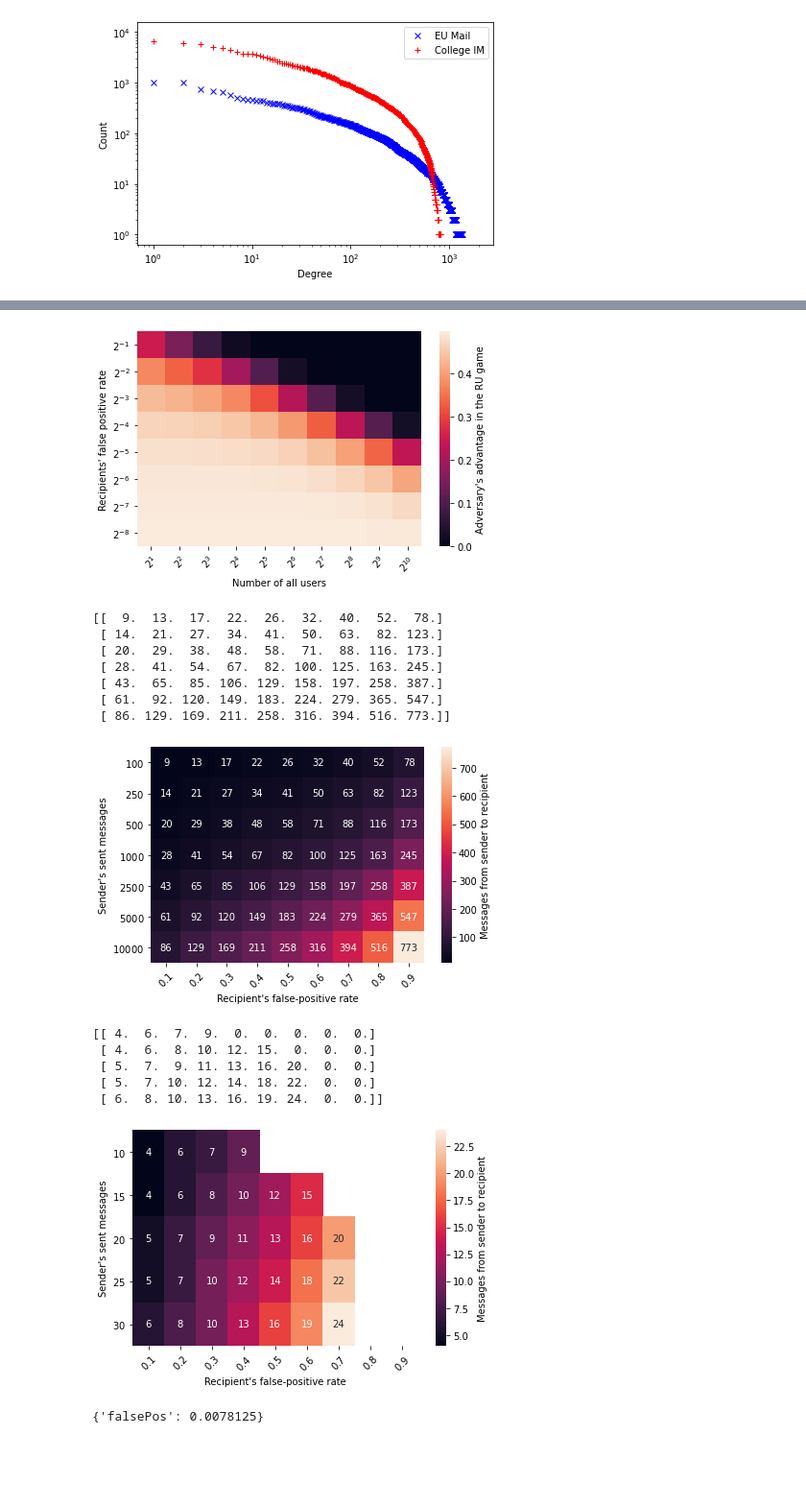
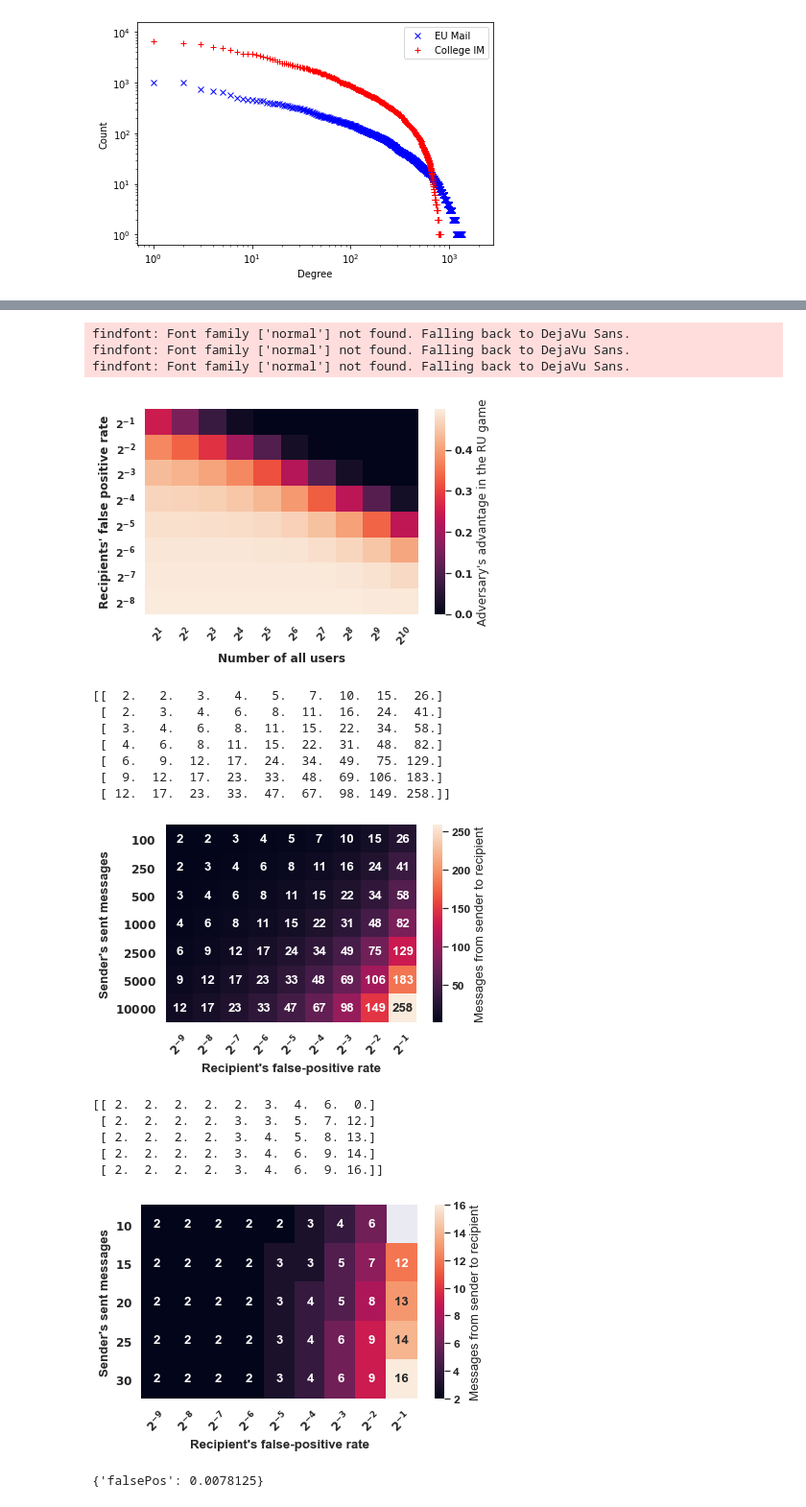
Before and after one commit to seresistvanandras/FMD-analysis, a Jupyter notebook: src/Analyser.ipynb, the cells around one changed output, grey strips where cells are left out. Shown at 96% size. Cells and saved outputs as stored; diff of their text form; code cells hidden in the pictures; blank space fills up the shorter version.

```diff
--- a/src/Analyser.ipynb
+++ b/src/Analyser.ipynb
@@ -212,18 +212,22 @@ ax = sns.heatmap(allProbs,xticklabels=x_axis_labels, yticklabels = y_axis_labels
 plt.xticks(rotation = 45)
 plt.yticks(rotation = 0)
 #ax.set_title('Receiver Unlinkability Adversarial Advantage')
-plt.xlabel("Number of all users")
-plt.ylabel("Recipients' false positive rate")
+plt.xlabel("Number of all users", fontweight='bold')
+plt.ylabel("Recipients' false positive rate", fontweight='bold')
 plt.tight_layout()
 plt.savefig("receiverUnlinkability.pdf")
 plt.show()
 # %% [output]
+findfont: Font family ['normal'] not found. Falling back to DejaVu Sans.
+findfont: Font family ['normal'] not found. Falling back to DejaVu Sans.
+findfont: Font family ['normal'] not found. Falling back to DejaVu Sans.
-[figure, old version]
+[figure, new version]
 # %%
 ## Relationship Anonymity
 noOfSentMessages=[100,250,500,1000,2500,5000,10000] ##out(s) in the paper
 incomingMsgsFromS = np.arange(1,1000) ##tag_s(v) in the paper
-falsePositives = [0.1,0.2,0.3,0.4,0.5,0.6,0.7,0.8,0.9]
+#falsePositives = [i*0.1 for i in range(1,10)]
+falsePositives = [2**(-i) for i in range(9,0,-1)]
 detectableMsgs = np.zeros((len(noOfSentMessages),len(falsePositives)))
 for p in falsePositives:
     for allSent in noOfSentMessages:
@@ -241,35 +245,43 @@ for p in falsePositives:
                 break
 print(detectableMsgs)
 # %% [output]
-[[  9.  13.  17.  22.  26.  32.  40.  52.  78.]
- [ 14.  21.  27.  34.  41.  50.  63.  82. 123.]
- [ 20.  29.  38.  48.  58.  71.  88. 116. 173.]
- [ 28.  41.  54.  67.  82. 100. 125. 163. 245.]
- [ 43.  65.  85. 106. 129. 158. 197. 258. 387.]
- [ 61.  92. 120. 149. 183. 224. 279. 365. 547.]
- [ 86. 129. 169. 211. 258. 316. 394. 516. 773.]]
+[[  2.   2.   3.   4.   5.   7.  10.  15.  26.]
+ [  2.   3.   4.   6.   8.  11.  16.  24.  41.]
+ [  3.   4.   6.   8.  11.  15.  22.  34.  58.]
+ [  4.   6.   8.  11.  15.  22.  31.  48.  82.]
+ [  6.   9.  12.  17.  24.  34.  49.  75. 129.]
+ [  9.  12.  17.  23.  33.  48.  69. 106. 183.]
+ [ 12.  17.  23.  33.  47.  67.  98. 149. 258.]]
 # %%
 y_axis_labels = ["$10000$","$5000$","$2500$","$1000$","$500$","$250$","$100$"]
 y_axis_labels.reverse()
-##x_axis_labels = [2**(i+1) for i in range(0,19)]
+x_axis_labels = ["$2^{-9}$", "$2^{-8}$", "$2^{-7}$", "$2^{-6}$", "$2^{-5}$", "$2^{-4}$", "$2^{-3}$", "$2^{-2}$", "$2^{-1}$"]
 #y_axis_labels = [math.pow(2,-(i)) for i in range(1,10)]
-x_axis_labels = ["$0.1$", "$0.2$", "$0.3$", "$0.4$", "$0.5$", "$0.6$", "$0.7$", "$0.8$", "$0.9$"]
+#x_axis_labels = ["$0.1$", "$0.2$", "$0.3$", "$0.4$", "$0.5$", "$0.6$", "$0.7$", "$0.8$", "$0.9$"]
+#Create the style of the font
+font = {'family' : 'serif',
+        'weight' : 'bold',
+        'size'   : 10}
+plt.rc('font', **font) #set the font style created
+sns.set(font_scale=1.1)
 ax = sns.heatmap(detectableMsgs, fmt='g',annot=True, mask=detectableMsgs < 1,xticklabels=x_axis_labels, yticklabels = y_axis_labels,  cbar_kws={'label': 'Messages from sender to recipient'})
 plt.xticks(rotation = 45)
 plt.yticks(rotation = 0)
+plt.rcParams["axes.labelsize"] = 12
 #ax.set_title('No. of messages from a sender to a recipient \n breaking relationship anonymity for $100 <= out(s)$')
-plt.xlabel("Recipient's false-positive rate")
-plt.ylabel("Sender's sent messages")
+plt.xlabel("Recipient's false-positive rate", fontweight='bold')
+plt.ylabel("Sender's sent messages", fontweight='bold')
 plt.tight_layout()
 plt.savefig("relationshipAnonymity.pdf")
 plt.show()
 # %% [output]
-[figure, old version]
+[figure, new version]
 # %%
 ## Relationship Anonymity vol. 2.
 noOfSentMessages=[10,15,20,25,30] ##out(s) in the paper
 incomingMsgsFromS = np.arange(1,30) ##tag_s(v) in the paper
-falsePositives = [0.1,0.2,0.3,0.4,0.5, 0.6, 0.7, 0.8, 0.9]
+falsePositives = [2**(-i) for i in range(9,0,-1)]
+#falsePositives = [i*0.1 for i in range(1,10)]
 detectableMsgs = np.zeros((len(noOfSentMessages),len(falsePositives))) #advantage of the sender unlinkability adversary
 for p in falsePositives:
     for allSent in noOfSentMessages:
@@ -289,28 +301,34 @@ for p in falsePositives:
                     break
 print(detectableMsgs)
 # %% [output]
-[[ 4.  6.  7.  9.  0.  0.  0.  0.  0.]
- [ 4.  6.  8. 10. 12. 15.  0.  0.  0.]
- [ 5.  7.  9. 11. 13. 16. 20.  0.  0.]
- [ 5.  7. 10. 12. 14. 18. 22.  0.  0.]
- [ 6.  8. 10. 13. 16. 19. 24.  0.  0.]]
+[[ 2.  2.  2.  2.  2.  3.  4.  6.  0.]
+ [ 2.  2.  2.  2.  3.  3.  5.  7. 12.]
+ [ 2.  2.  2.  2.  3.  4.  5.  8. 13.]
+ [ 2.  2.  2.  2.  3.  4.  6.  9. 14.]
+ [ 2.  2.  2.  2.  3.  4.  6.  9. 16.]]
 # %%
 y_axis_labels = ["$30$","$25$","$20$","$15$","$10$"]
 y_axis_labels.reverse()
 ##x_axis_labels = [2**(i+1) for i in range(0,19)]
 #y_axis_labels = [math.pow(2,-(i)) for i in range(1,10)]
-x_axis_labels = ["$0.1$", "$0.2$", "$0.3$", "$0.4$", "$0.5$", "$0.6$", "$0.7$", "$0.8$","$0.9$"]
+x_axis_labels = ["$2^{-9}$", "$2^{-8}$", "$2^{-7}$", "$2^{-6}$", "$2^{-5}$", "$2^{-4}$", "$2^{-3}$", "$2^{-2}$", "$2^{-1}$"]
+#x_axis_labels = ["$0.1$", "$0.2$", "$0.3$", "$0.4$", "$0.5$", "$0.6$", "$0.7$", "$0.8$","$0.9$"]
+font = {'family' : 'serif',
+        'weight' : 'bold',
+        'size'   : 10}
+plt.rc('font', **font) #set the font style created
+sns.set(font_scale=1.1)
 ax = sns.heatmap(detectableMsgs,annot=True, mask=detectableMsgs < 1,xticklabels=x_axis_labels, yticklabels = y_axis_labels, cbar_kws={'label': 'Messages from sender to recipient'})
 plt.xticks(rotation = 45)
 plt.yticks(rotation = 0)
 #ax.set_title('No. of messages from a sender to a recipient \n breaking relationship anonymity for $out(s)<=30$')
-plt.xlabel("Recipient's false-positive rate")
-plt.ylabel("Sender's sent messages")
+plt.xlabel("Recipient's false-positive rate", fontweight='bold')
+plt.ylabel("Sender's sent messages", fontweight='bold')
 plt.tight_layout()
 plt.savefig("relationshipAnonymity2.pdf")
 plt.show()
 # %% [output]
-[figure, old version]
+[figure, new version]
 # %%
 ## Setting randomly false positive rates to FMD users!
 falsePositiveRates = [pow(2,-k) for k in range(1,8)]
```
Also changed, not shown: parts of 10 cells of this notebook, 8 other files.
